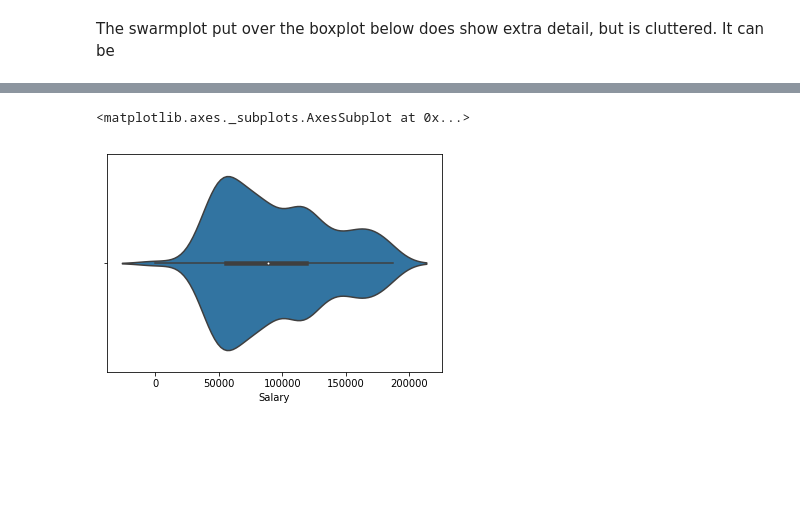
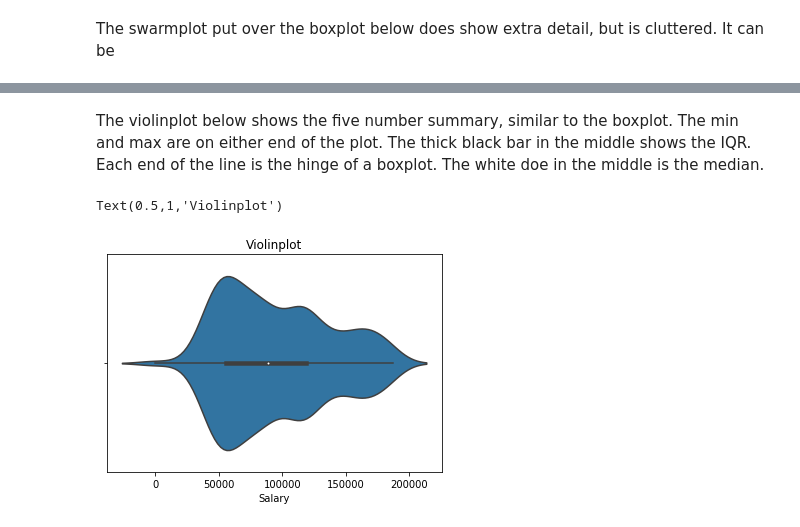
Before and after one commit to dermotkel/fundamentals-project, a Jupyter notebook: Fundamentals - Project.ipynb, the cells around one changed output, grey strips where cells are left out. Cells and saved outputs as stored; diff of their text form; code cells hidden in the pictures; blank space fills up the shorter version.

Commit message:
updated violinplot

```diff
--- a/Fundamentals - Project.ipynb
+++ b/Fundamentals - Project.ipynb
@@ -260,5 +266,8 @@ plt.show()
+# %% [markdown]
+The violinplot below shows the five number summary, similar to the boxplot. The min and max are on either end of the plot. The thick black bar in the middle shows the IQR. Each end of the line is the hinge of a boxplot. The white doe in the middle is the median.
 # %%
 sns.violinplot(x='Salary', data=trump)
+plt.title('Violinplot')
 # %% [output]
-<matplotlib.axes._subplots.AxesSubplot at 0x...>
+Text(0.5,1,'Violinplot')
-[figure, old version]
+[figure, new version]
```
Also changed, not shown: parts of 3 cells of this notebook.
